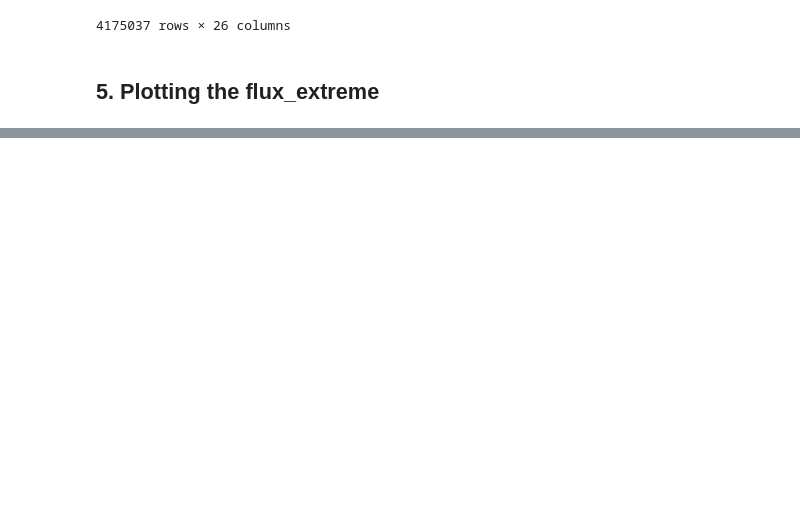
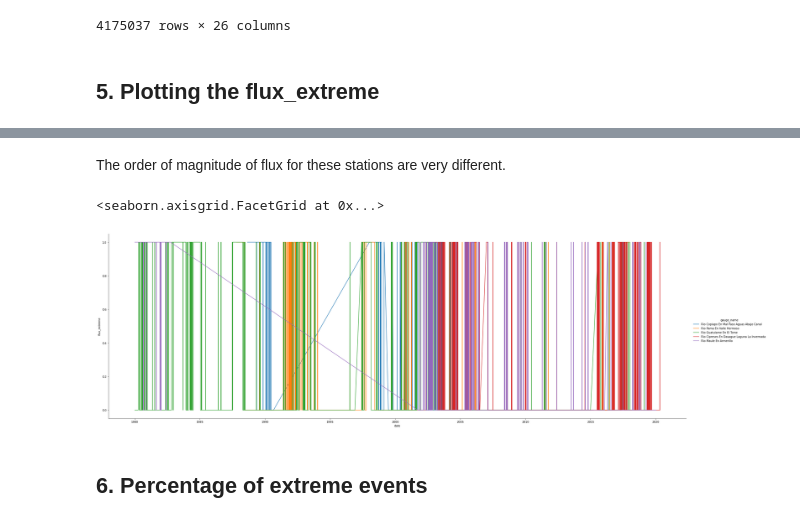
Before and after one commit to oaflores28/WatershedChallenge, a Jupyter notebook: Notebook_1_WaterShed.ipynb, the cells around one changed output, grey strips where cells are left out. Drawn from its saved outputs; the diff is of its cells as text; code cells hidden in the pictures; blank space fills up the shorter version.

```diff
--- a/Notebook_1_WaterShed.ipynb
+++ b/Notebook_1_WaterShed.ipynb
@@ -591,0 +628,17 @@ plot_one_timeserie(1001001,'flux_extreme','2000-03-04','2020-03-04', df=df_flux_
+# %% [markdown]
+The order of magnitude of flux for these stations are very different.
+# %%
+sns.relplot(
+    data=df_flux_highest,
+    x="date",
+    y="flux_extreme",
+    hue="gauge_name",
+    kind="line",
+    height=10,
+    aspect=3,
+)
+# %% [output]
+<seaborn.axisgrid.FacetGrid at 0x...>
+[figure, added]
+# %% [markdown]
+## 6. Percentage of extreme events
```
Also changed, not shown: parts of 20 cells of this notebook.
